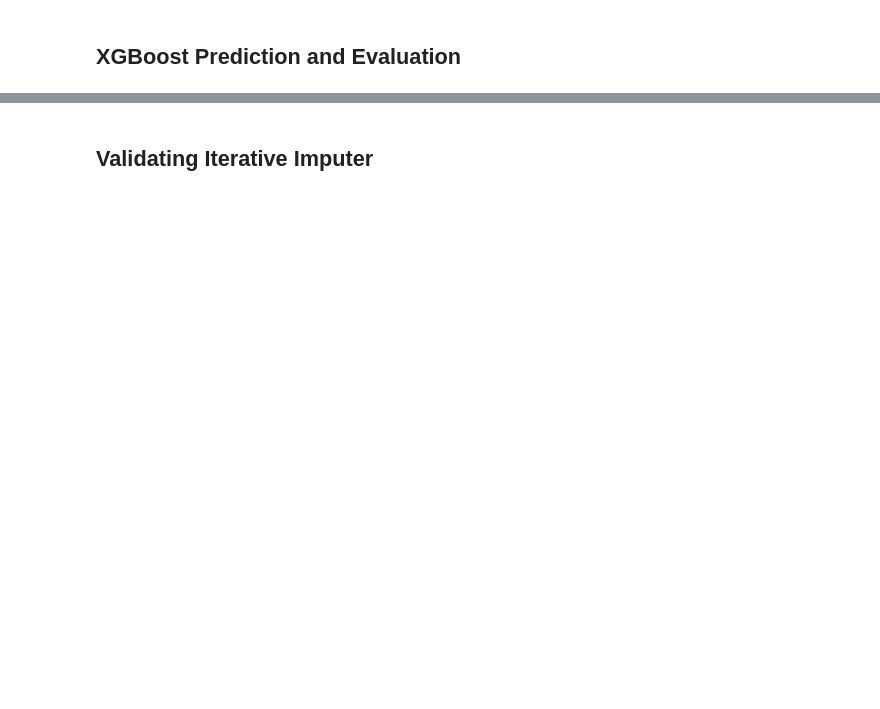
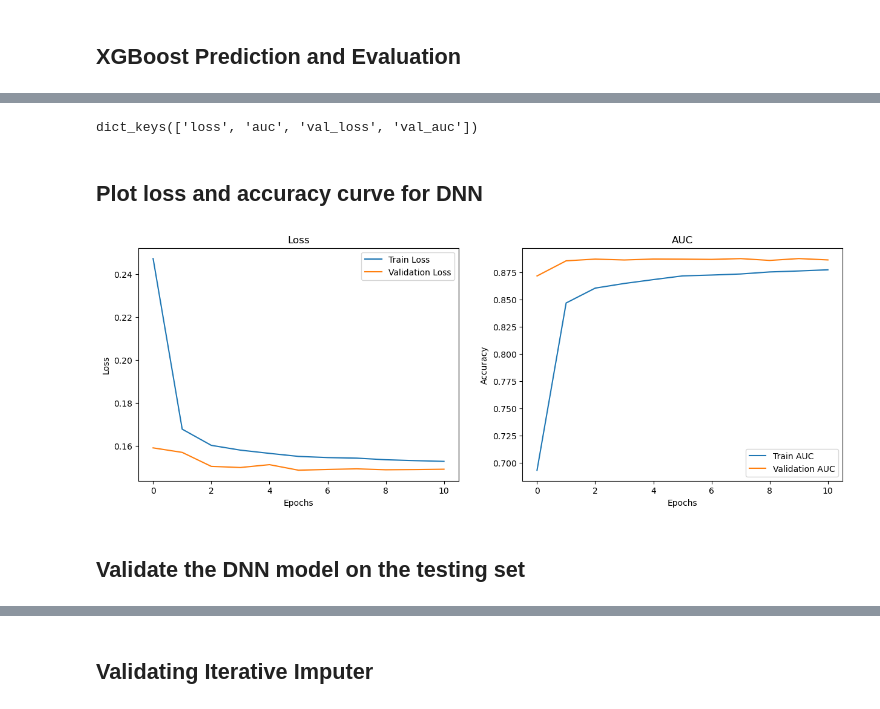
Before and after one commit to theCodeCS/heart_disease_predictor, a Jupyter notebook: heart_disease_predictor/heart_disease.ipynb, the cells around one changed output, grey strips where cells are left out. Cells and saved outputs as stored; diff of their text form; code cells hidden in the pictures; blank space fills up the shorter version.

```diff
--- a/heart_disease_predictor/heart_disease.ipynb
+++ b/heart_disease_predictor/heart_disease.ipynb
@@ -231,7 +210,7 @@ ORDER BY perc_per_age DESC, agecategory
 Now, lets start doing some in-depth analysis of the dataset using Python. We will first start off by loading the dataset and then we will perform some basic data preprocessing (handling missing data, handling outliers, etc) and then we will move on to the exploratory data analysis.
 # %%
 # Read in the heart_disease table from the database
-df = pd.read_sql_table('heart_disease', connection_string)
+df = pd.read_sql('SELECT * FROM heart_disease', connection_string)
 # %%
 df.head(5)
 # %% [output]
@@ -690,7 +669,6 @@ ct = make_column_transformer(
 ## XGBClassifier for quick prediction of the target variable
 # %%
 import xgboost as xgb
-from sklearn.model_selection import GridSearchCV
 from sklearn.model_selection import train_test_split
 from sklearn.preprocessing import LabelEncoder
 from sklearn.model_selection import cross_val_score, cross_val_predict
@@ -702,7 +680,8 @@ label_encoder = LabelEncoder()
 y_train_encoded = label_encoder.fit_transform(y_train)
 y_test_encoded = label_encoder.transform(y_test)
 
-best_params = {'learning_rate': 0.1, 'max_depth': 3, 'n_estimators': 300}
+best_params = {'gamma': 13.000230625293272, 'learning_rate': 0.2961951462472402,
+               'max_depth': 3, 'n_estimators': 100, 'subsample': 0.5834416449582492}
 
 # Calculate the class weighting due to the class imbalance (negative class/positive class)
 weighting = len(y_train_encoded[y_train_encoded == 0]) / len(y_train_encoded[y_train_encoded == 1])
@@ -796,0 +877,26 @@ SyntaxError: invalid syntax (3629175279.py, line 1)
+# %%
+history.history.keys()
+# %% [output]
+dict_keys(['loss', 'auc', 'val_loss', 'val_auc'])
+# %% [markdown]
+## Plot loss and accuracy curve for DNN
+# %%
+# Plot the loss and accuracy of the model
+fig, ax = plt.subplots(1, 2, figsize=(15, 5))
+ax[0].plot(history.history['loss'], label='Train Loss')
+ax[0].plot(history.history['val_loss'], label='Validation Loss')
+ax[0].set_title('Loss')
+ax[0].set_xlabel('Epochs')
+ax[0].set_ylabel('Loss')
+ax[0].legend()
+ax[1].plot(history.history['auc'], label='Train AUC')
+ax[1].plot(history.history['val_auc'], label='Validation AUC')
+ax[1].set_title('AUC')
+ax[1].set_xlabel('Epochs')
+ax[1].set_ylabel('Accuracy')
+ax[1].legend()
+plt.show()
+# %% [output]
+[figure, added]
+# %% [markdown]
+## Validate the DNN model on the testing set
```
Also changed, not shown: parts of 25 cells of this notebook.
